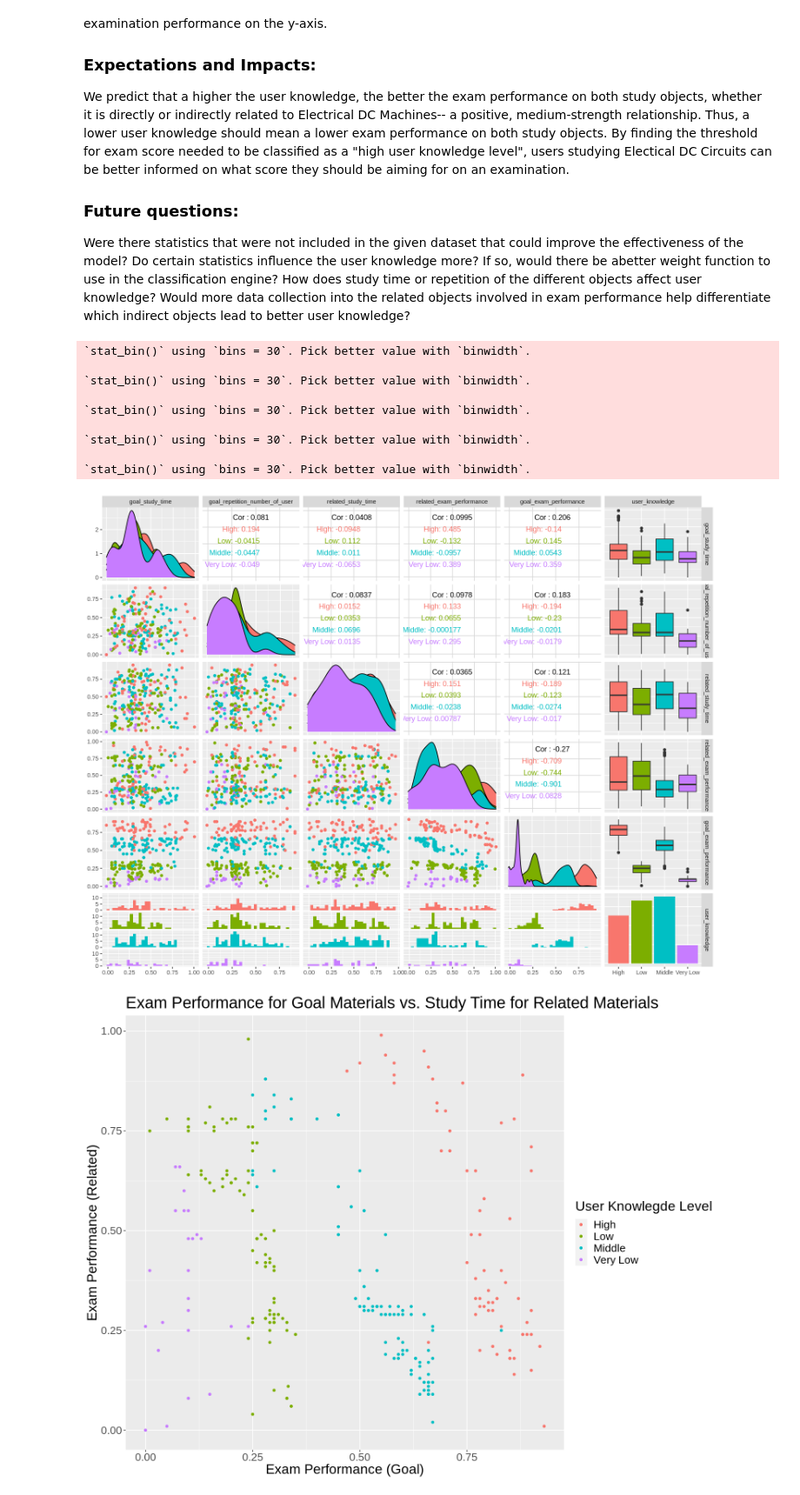
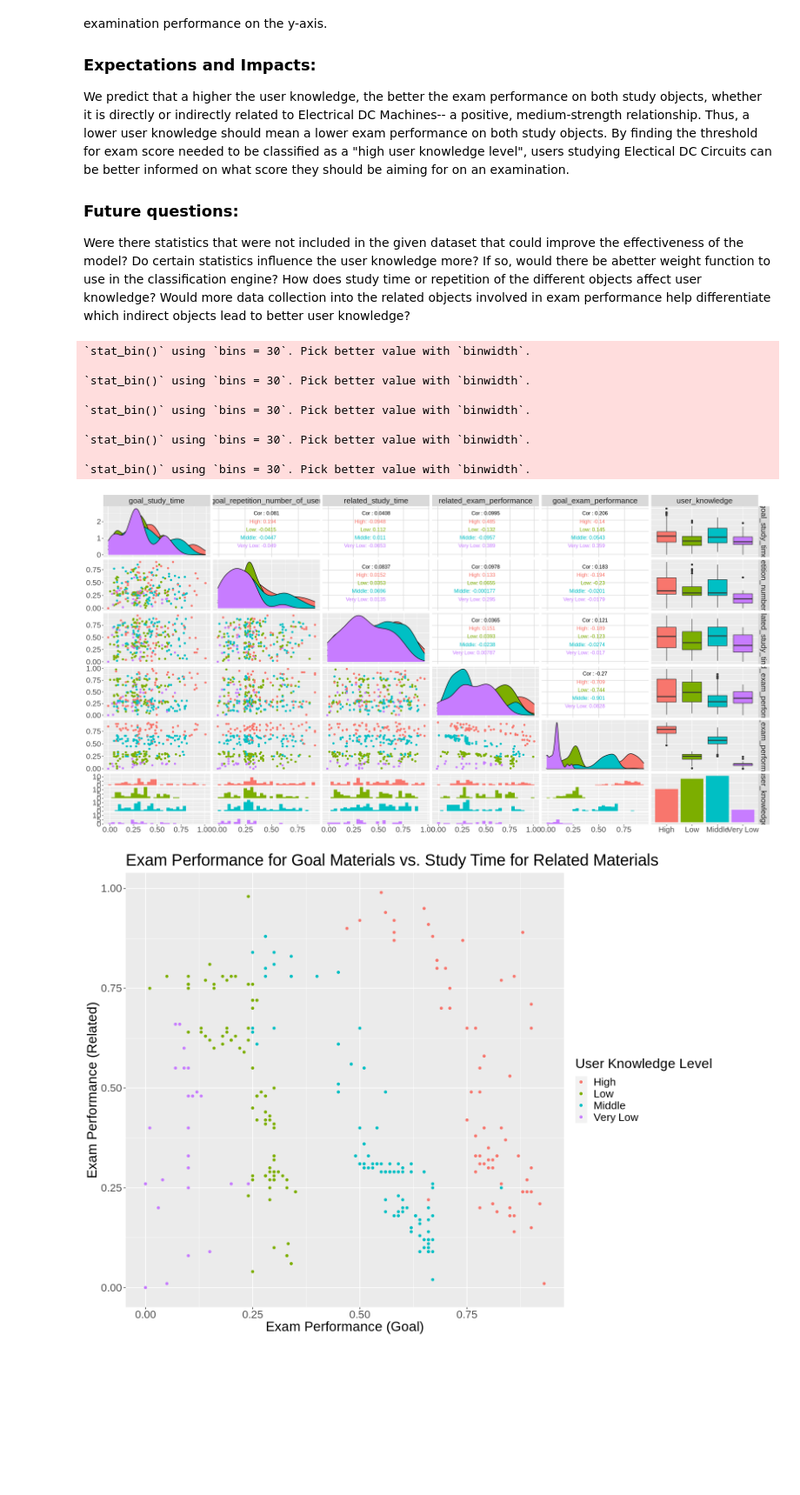
Before and after one commit to AmyChen354/Group-Project, a Jupyter notebook: project proposal.ipynb, the cells around one changed output. Shown at 87% size. Cells and saved outputs as stored; diff of their text form; code cells hidden in the pictures; blank space fills up the shorter version.

Commit message:
Wrote entire discussion, 2 references and aesthetics of ggpairs plot
Discussion: Summary, expectations, impact, future questions (2), References: 2, Made graph and font size bigger in ggpairs graph

```diff
--- a/project proposal.ipynb
+++ b/project proposal.ipynb
@@ -139,22 +157,24 @@ Were there statistics that were not included in the given dataset that could imp
 Do certain statistics influence the user knowledge more? If so, would there be abetter weight function to use in the classification engine?
 How does study time or repetition of the different objects affect user knowledge?
 Would more data collection into the related objects involved in exam performance help differentiate which indirect objects lead to better user knowledge?
-# %%
-knowledge_ggpairs <- training_data_tidy %>%
-ggpairs(aes(color = user_knowledge))
-
-knowledge_ggpairs
-# %% [output]
-`stat_bin()` using `bins = 30`. Pick better value with `binwidth`.
-
-`stat_bin()` using `bins = 30`. Pick better value with `binwidth`.
-
-`stat_bin()` using `bins = 30`. Pick better value with `binwidth`.
-
-`stat_bin()` using `bins = 30`. Pick better value with `binwidth`.
-
-`stat_bin()` using `bins = 30`. Pick better value with `binwidth`.
-[figure, removed]
+# %%
+options(repr.plot.width = 20, repr.plot.height = 10)
+knowledge_ggpairs <- training_data_tidy %>%
+ggpairs(aes(color = user_knowledge)) +
+   theme(text = element_text(size = 20))
+
+knowledge_ggpairs
+# %% [output]
+`stat_bin()` using `bins = 30`. Pick better value with `binwidth`.
+
+`stat_bin()` using `bins = 30`. Pick better value with `binwidth`.
+
+`stat_bin()` using `bins = 30`. Pick better value with `binwidth`.
+
+`stat_bin()` using `bins = 30`. Pick better value with `binwidth`.
+
+`stat_bin()` using `bins = 30`. Pick better value with `binwidth`.
+[figure, added]
 # %%
 #Check if there is relationship between both types of exam performance and user knowledge
 
```
Also changed, not shown: parts of 6 cells of this notebook.
